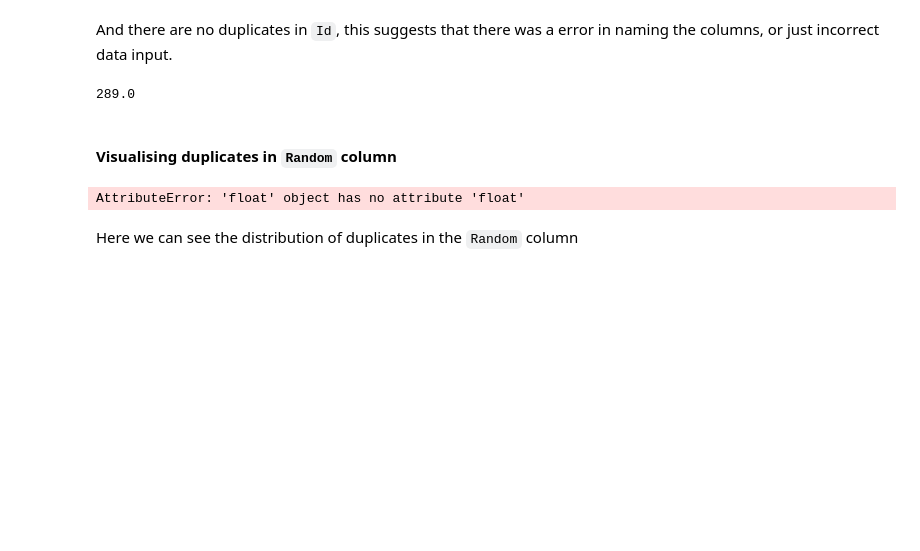
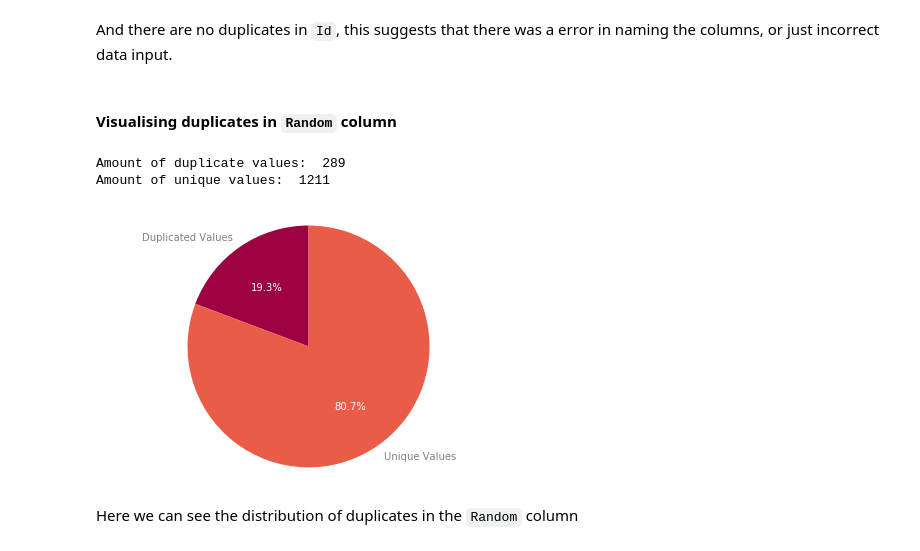
Before and after one commit to kthrasher1/Data_Mining, a Jupyter notebook: ACW/ACW_Jupyter_Notebook.ipynb, the cells around one changed output. Cells and saved outputs as stored; diff of their text form; code cells hidden in the pictures; blank space fills up the shorter version.

```diff
--- a/ACW/ACW_Jupyter_Notebook.ipynb
+++ b/ACW/ACW_Jupyter_Notebook.ipynb
@@ -319,28 +373,35 @@ df_copy["Id"].duplicated().values.any()
 False
 # %% [markdown]
 And there are no duplicates in `Id`, this suggests that there was a error in naming the columns, or just incorrect data input.
-# %%
-float(amount_of_duplicates) = df_copy["Random"].duplicated().sum()
-
-amount_of_duplicates
-# %% [output]
-289.0
 # %% [markdown]
 #### Visualising duplicates in `Random` column
-# %%
-amount_of_unique = float(len(df) - amount_of_duplicates)
-
-labels = 'Duplicated Values', 'Unique Values'
-sizes = [amount_of_duplicates,amount_of_unique.float]
-colors = ['#66b3ff','#99ff99']
-
-plt.pie(sizes, labels=labels, colors=colors, autopct='%1.1f%%',
-        shadow=True, startangle=90)
-
-plt.axis("equal")
-plt.show()
-# %% [output]
-AttributeError: 'float' object has no attribute 'float'
+# %%
+amount_of_duplicates = df_copy["Random"].duplicated().sum()
+print("Amount of duplicate values: ", amount_of_duplicates)
+
+amount_of_unique = len(df_copy) - amount_of_duplicates
+print("Amount of unique values: ", amount_of_unique)
+
+labels = 'Duplicated Values', 'Unique Values'
+sizes = [amount_of_duplicates, amount_of_unique]
+cmap = plt.get_cmap('Spectral')
+colors = [cmap(i) for i in np.linspace(0, 1, 7)]
+
+patches, texts, autotexts = plt.pie(sizes, colors = colors, labels=labels, autopct='%1.1f%%', startangle=90)
+
+for text in texts:
+    text.set_color('grey')
+
+for autotext in autotexts:
+    autotext.set_color('white')
+
+plt.axis("equal")
+plt.tight_layout()
+plt.show()
+# %% [output]
+Amount of duplicate values:  289
+Amount of unique values:  1211
+[figure, added]
 # %% [markdown]
 Here we can see the distribution of duplicates in the `Random` column
 # %% [markdown]
```
Also changed, not shown: parts of 38 cells of this notebook, 3 other files.
